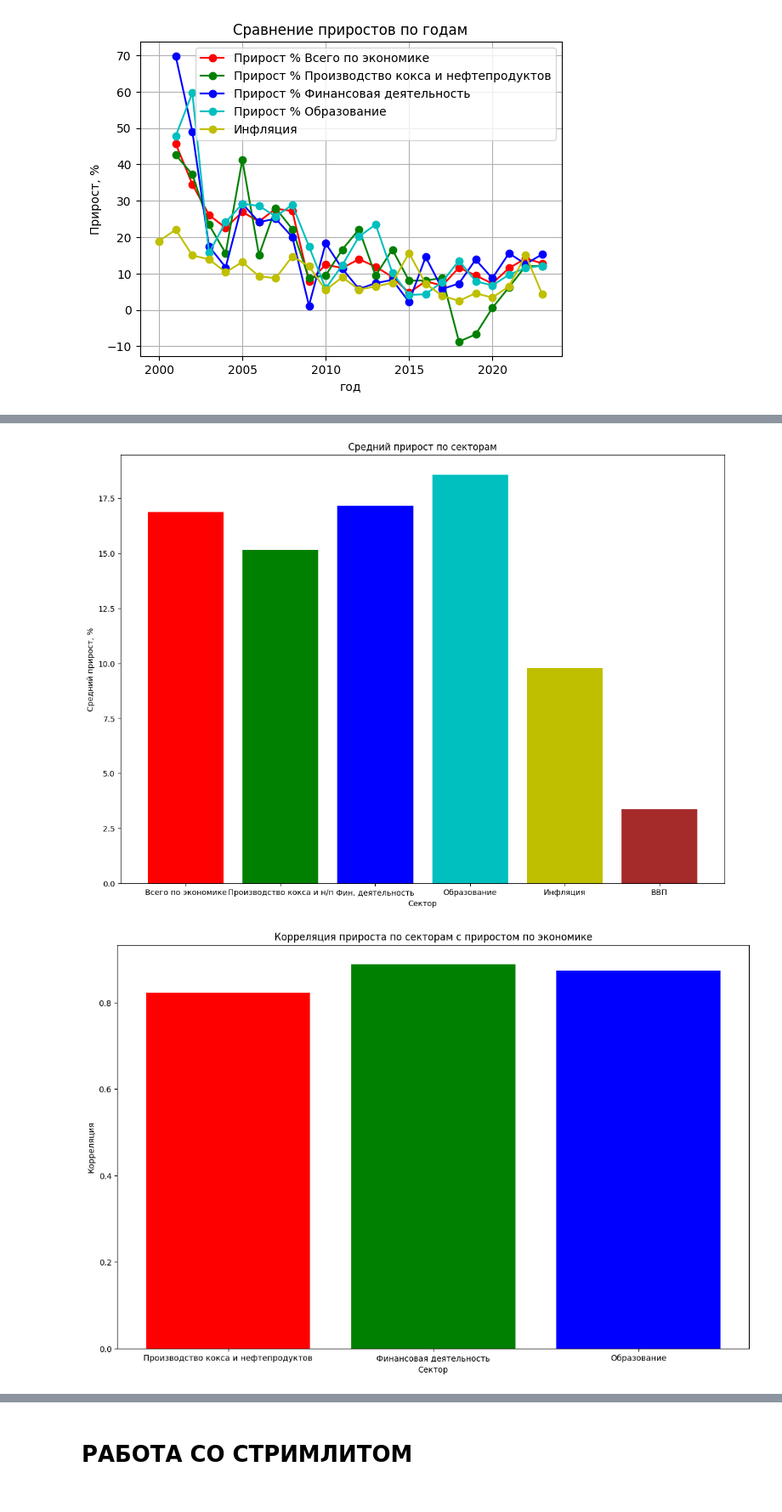
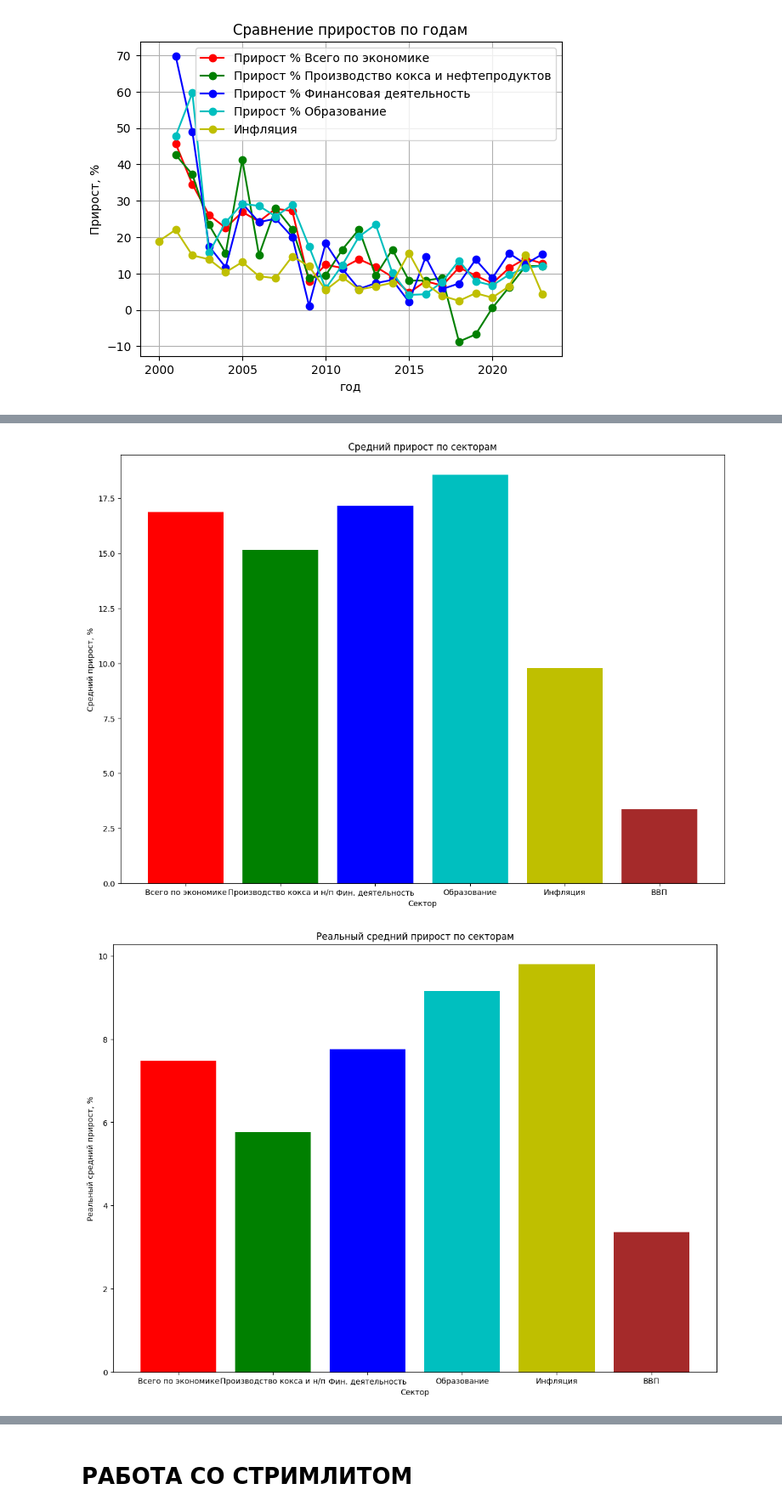
Before and after one commit to gppoleshkin/Start_in_DS, a Jupyter notebook: Start_in_DS.ipynb, the cells around one changed output, grey strips where cells are left out. Shown at 85% size. Saved outputs shown, nothing was run; the diff lists cells and outputs as text; code cells hidden in the pictures.

```diff
--- a/Start_in_DS.ipynb
+++ b/Start_in_DS.ipynb
@@ -29,6 +29,11 @@ df['Прирост % Всего по  экономике'] = df['Всего по
 df['Прирост % Производство кокса и нефтепродуктов'] = df['Производство кокса и нефтепродуктов'].pct_change()* 100
 df['Прирост % Финансовая деятельность'] = df['Финансовая деятельность'].pct_change()* 100
 df['Прирост % Образование'] = df['Образование'].pct_change()* 100
+
+df['Реальный прирост % Всего по  экономике'] = df['Всего по  экономике'].pct_change()* 100 - df['Инфляция']
+df['Реальный прирост % Производство кокса и нефтепродуктов'] = df['Производство кокса и нефтепродуктов'].pct_change()* 100 - df['Инфляция']
+df['Реальный прирост % Финансовая деятельность'] = df['Финансовая деятельность'].pct_change()* 100 - df['Инфляция']
+df['Реальный прирост % Образование'] = df['Образование'].pct_change()* 100 - df['Инфляция']
 # %%
 # строим графики для каждой колонки с процентным приростом и задаем каждому свой цвет
 plt.plot(df['год'], df['Прирост % Всего по  экономике'], marker='o', color='r', label='Прирост % Всего по экономике')
@@ -50,39 +59,47 @@ plt.show()
 # %%
 # вычисляем средний прирост по каждой колонке
 mean_growth_total = df['Прирост % Всего по  экономике'].mean()
 mean_growth_coke = df['Прирост % Производство кокса и нефтепродуктов'].mean()
 mean_growth_finance = df['Прирост % Финансовая деятельность'].mean()
 mean_growth_education = df['Прирост % Образование'].mean()
 mean_inflation = df['Инфляция'].mean()
 mean_gdp = df['Прирост ВВП'].mean()
 
 # создаем график для отображения среднего прироста как столбиков
 plt.figure(figsize=(14, 10))
 plt.bar(['Всего по экономике', 'Производство кокса и н/п', 'Фин. деятельность', 'Образование', 'Инфляция', 'ВВП'],
         [mean_growth_total, mean_growth_coke, mean_growth_finance, mean_growth_education, mean_inflation, mean_gdp],
         color=['r', 'g', 'b', 'c','y', 'brown'])
 plt.title('Средний прирост по секторам')
 plt.xlabel('Сектор')
 plt.ylabel('Средний прирост, %')
 plt.show()
 
+# вычисляем средний прирост по каждой колонке
+mean_growth_total = (df)['Прирост % Всего по  экономике'].mean()
+mean_growth_coke = df['Прирост % Производство кокса и нефтепродуктов'].mean()
+mean_growth_finance = df['Прирост % Финансовая деятельность'].mean()
+mean_growth_education = df['Прирост % Образование'].mean()
+mean_inflation = df['Инфляция'].mean()
+mean_gdp = df['Прирост ВВП'].mean()
 
+# вычисляем реальный средний прирост по каждой колонке
+mean_growth_total = df['Реальный прирост % Всего по  экономике'].mean()
+mean_growth_coke = df['Реальный прирост % Производство кокса и нефтепродуктов'].mean()
+mean_growth_finance = df['Реальный прирост % Финансовая деятельность'].mean()
+mean_growth_education = df['Реальный прирост % Образование'].mean()
+mean_inflation = df['Инфляция'].mean()
+mean_gdp = df['Прирост ВВП'].mean()
 
-
-# вычисляем корреляцию прироста по каждому сектору с приростом 'Прирост % Всего по экономике'
-correlation_1 = df['Прирост % Всего по  экономике'].corr(df['Прирост % Производство кокса и нефтепродуктов'])
-correlation_2 = df['Прирост % Всего по  экономике'].corr(df['Прирост % Финансовая деятельность'])
-correlation_3 = df['Прирост % Всего по  экономике'].corr(df['Прирост % Образование'])
-
-# создаем график для отображения корреляции как столбиков
-plt.figure(figsize=(14, 9))
-plt.bar(['Производство кокса и нефтепродуктов', 'Финансовая деятельность', 'Образование'],
-        [correlation_1, correlation_2, correlation_3],
-        color=['r', 'g', 'b'])
-plt.title('Корреляция прироста по секторам с приростом по экономике')
+# создаем график для отображения реального среднего прироста как столбиков
+plt.figure(figsize=(14, 10))
+plt.bar(['Всего по экономике', 'Производство кокса и н/п', 'Фин. деятельность', 'Образование', 'Инфляция', 'ВВП'],
+        [mean_growth_total, mean_growth_coke, mean_growth_finance, mean_growth_education, mean_inflation, mean_gdp],
+        color=['r', 'g', 'b', 'c','y', 'brown'])
+plt.title('Реальный средний прирост по секторам')
 plt.xlabel('Сектор')
-plt.ylabel('Корреляция')
+plt.ylabel('Реальный средний прирост, %')
 plt.show()
 # %% [output]
 [figure]
-[figure, old version]
+[figure, new version]
```
Also changed, not shown: parts of 13 cells of this notebook, 1 other file.
